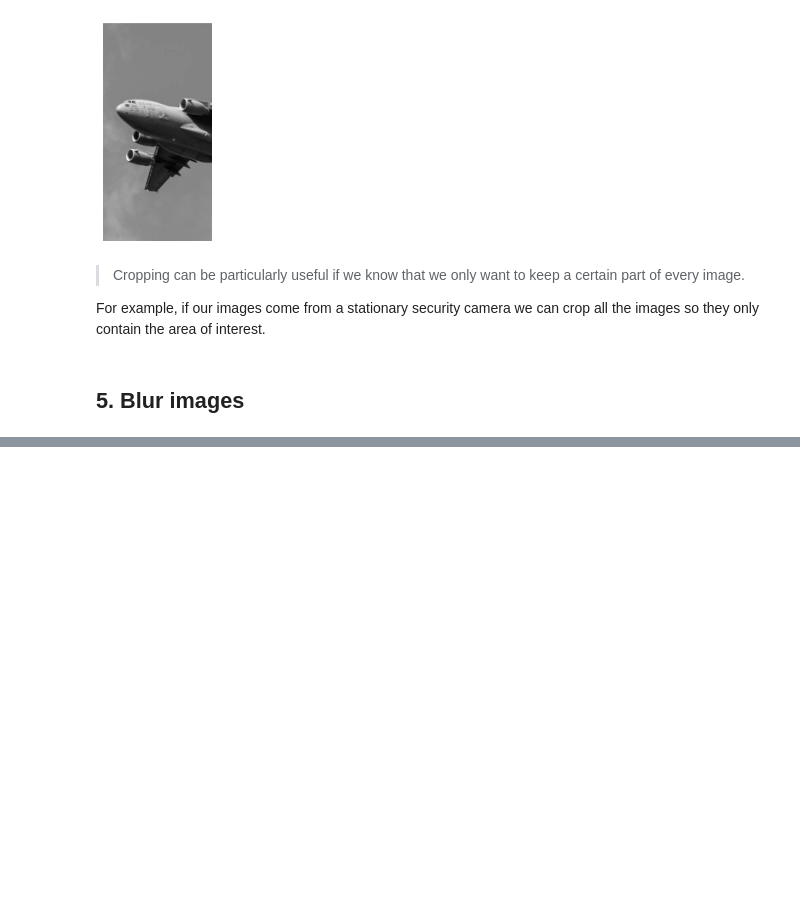
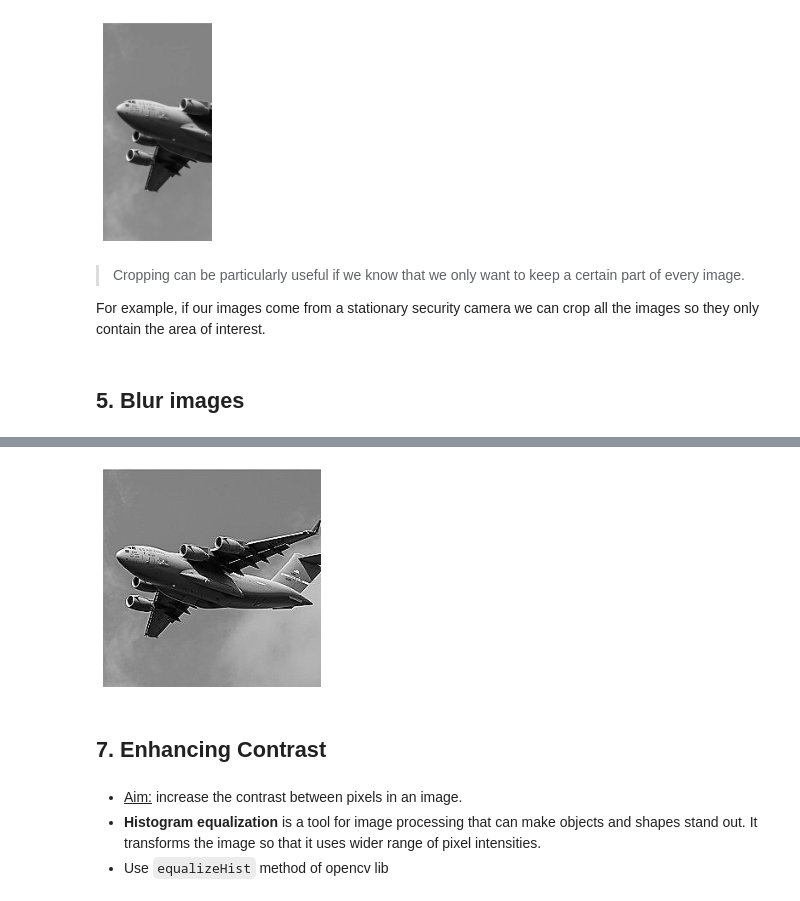
Before and after one commit to abhi3700/My_Learning_AI, a Jupyter notebook: libs/opencv/opencv.ipynb, the cells around one changed output, grey strips where cells are left out. Drawn from its saved outputs; the diff is of its cells as text; code cells hidden in the pictures; blank space fills up the shorter version.

Commit message:
opencv updated

```diff
--- a/libs/opencv/opencv.ipynb
+++ b/libs/opencv/opencv.ipynb
@@ -163,0 +231,22 @@ the images so they only contain the area of interest.
+# %%
+# load image in grayscale
+img = cv2.imread('data/plane_256x256.jpg', cv2.IMREAD_GRAYSCALE)
+# %%
+# create kernel
+kernel = np.array([[0, -1, 0],
+                  [-1, 5, -1],
+                  [0, -1, 0]])
+# %%
+# sharpen image
+img_sharp = cv2.filter2D(img, -1, kernel)
+# %%
+plt.imshow(img_sharp, cmap="gray"), plt.axis("off")
+plt.show()
+# %% [output]
+[figure, added]
+# %% [markdown]
+## 7. Enhancing Contrast
+# %% [markdown]
+* <u>Aim:</u> increase the contrast between pixels in an image.
+* __Histogram equalization__ is a tool for image processing that can make objects and shapes stand out. It transforms the image so that it uses wider range of pixel intensities.
+* Use `equalizeHist` method of opencv lib
```
Also changed, not shown: parts of 38 cells of this notebook, 1 other file.
